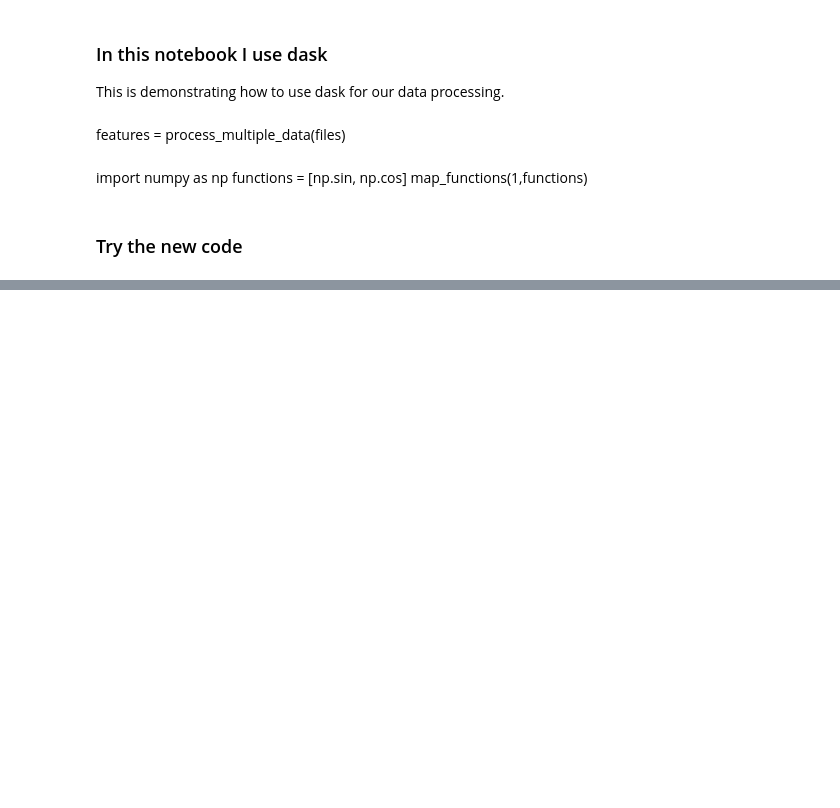
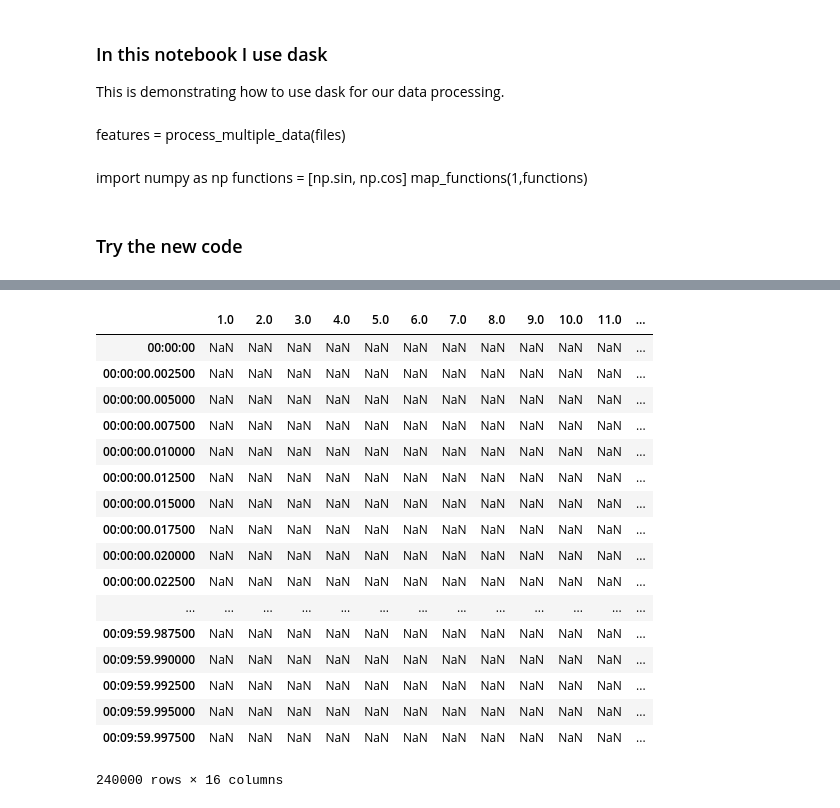
Before and after one commit to MrChristophRivera/KaggleEEG, a Jupyter notebook: data_processing/Daskit.ipynb, the cells around one changed output, grey strips where cells are left out. Saved outputs shown, nothing was run; the diff lists cells and outputs as text; code cells hidden in the pictures; blank space fills up the shorter version.

```diff
--- a/data_processing/Daskit.ipynb
+++ b/data_processing/Daskit.ipynb
@@ -109,0 +140,21 @@ Traceback
+# %%
+res
+# %% [output]
+|  | 1.0 | 2.0 | 3.0 | 4.0 | 5.0 | 6.0 | 7.0 | 8.0 | 9.0 | 10.0 | 11.0 | ... |
+| 00:00:00 | NaN | NaN | NaN | NaN | NaN | NaN | NaN | NaN | NaN | NaN | NaN | ... |
+| 00:00:00.002500 | NaN | NaN | NaN | NaN | NaN | NaN | NaN | NaN | NaN | NaN | NaN | ... |
+| 00:00:00.005000 | NaN | NaN | NaN | NaN | NaN | NaN | NaN | NaN | NaN | NaN | NaN | ... |
+| 00:00:00.007500 | NaN | NaN | NaN | NaN | NaN | NaN | NaN | NaN | NaN | NaN | NaN | ... |
+| 00:00:00.010000 | NaN | NaN | NaN | NaN | NaN | NaN | NaN | NaN | NaN | NaN | NaN | ... |
+| 00:00:00.012500 | NaN | NaN | NaN | NaN | NaN | NaN | NaN | NaN | NaN | NaN | NaN | ... |
+| 00:00:00.015000 | NaN | NaN | NaN | NaN | NaN | NaN | NaN | NaN | NaN | NaN | NaN | ... |
+| 00:00:00.017500 | NaN | NaN | NaN | NaN | NaN | NaN | NaN | NaN | NaN | NaN | NaN | ... |
+| 00:00:00.020000 | NaN | NaN | NaN | NaN | NaN | NaN | NaN | NaN | NaN | NaN | NaN | ... |
+| 00:00:00.022500 | NaN | NaN | NaN | NaN | NaN | NaN | NaN | NaN | NaN | NaN | NaN | ... |
+| ... | ... | ... | ... | ... | ... | ... | ... | ... | ... | ... | ... | ... |
+| 00:09:59.987500 | NaN | NaN | NaN | NaN | NaN | NaN | NaN | NaN | NaN | NaN | NaN | ... |
+| 00:09:59.990000 | NaN | NaN | NaN | NaN | NaN | NaN | NaN | NaN | NaN | NaN | NaN | ... |
+| 00:09:59.992500 | NaN | NaN | NaN | NaN | NaN | NaN | NaN | NaN | NaN | NaN | NaN | ... |
+| 00:09:59.995000 | NaN | NaN | NaN | NaN | NaN | NaN | NaN | NaN | NaN | NaN | NaN | ... |
+| 00:09:59.997500 | NaN | NaN | NaN | NaN | NaN | NaN | NaN | NaN | NaN | NaN | NaN | ... |
+240000 rows × 16 columns
```
Also changed, not shown: parts of 5 cells of this notebook, 1 other file.
